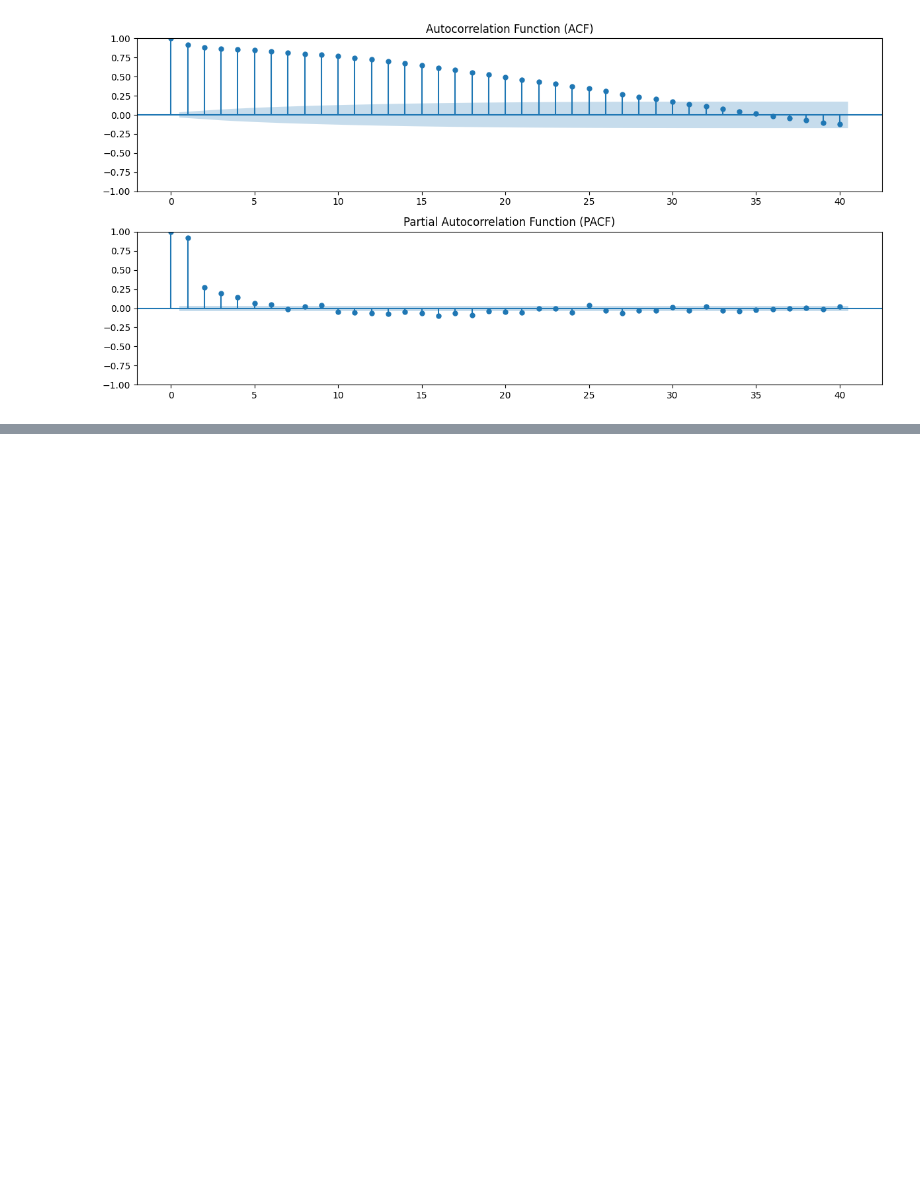
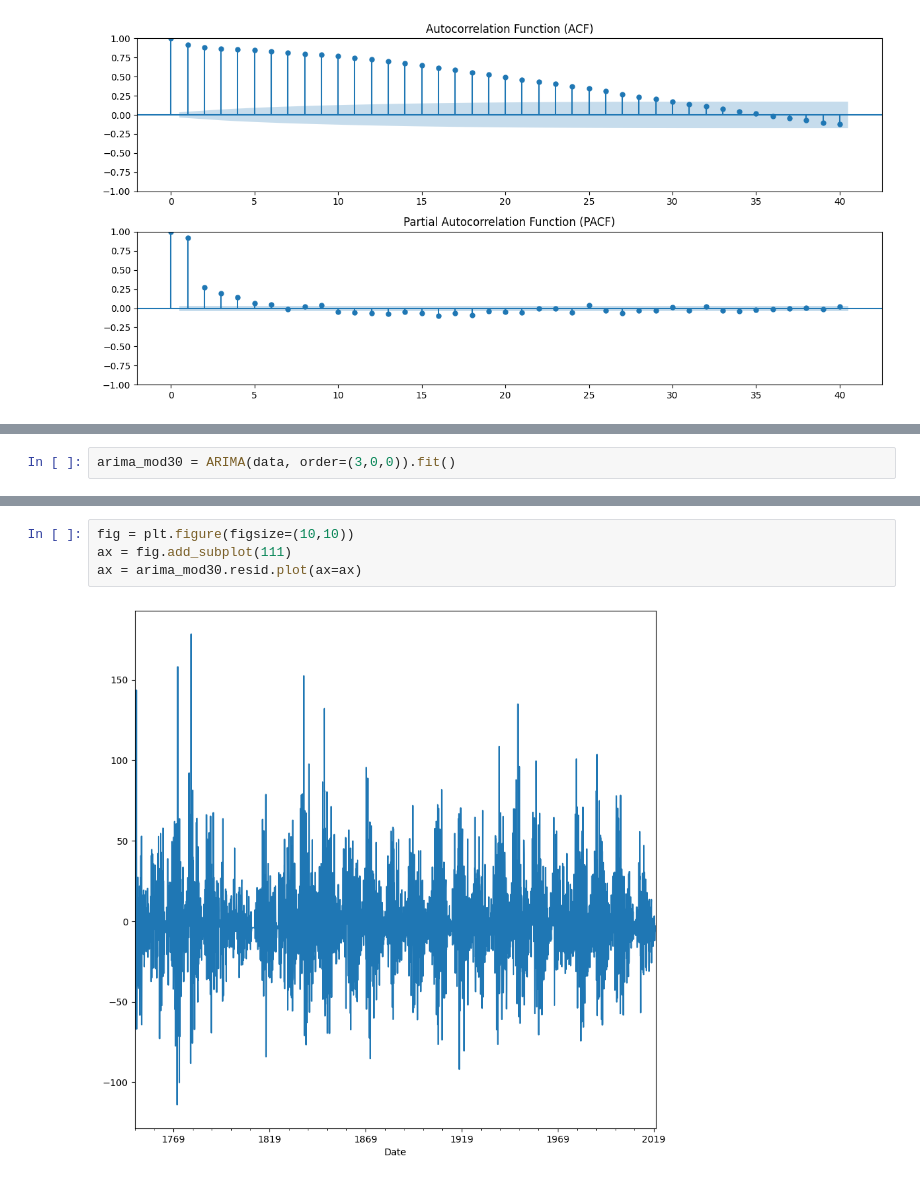
Before and after one commit to BlackBox-Ops/DS-Time-Series-Sunspot, a Jupyter notebook: notebooks/02_statistical_analyst.ipynb, the cells around one changed output, grey strips where cells are left out. Saved outputs shown, nothing was run; the diff lists cells and outputs as text; blank space fills up the shorter version.

Commit message:
melakukan uji coba pada data time series dengan visualisasi resid plot

```diff
--- a/notebooks/02_statistical_analyst.ipynb
+++ b/notebooks/02_statistical_analyst.ipynb
@@ -165,0 +209,2 @@ plt.show()
+# %%
+arima_mod30 = ARIMA(data, order=(3,0,0)).fit()
@@ -165,0 +223,6 @@ plt.show()
+# %%
+fig = plt.figure(figsize=(10,10))
+ax = fig.add_subplot(111)
+ax = arima_mod30.resid.plot(ax=ax)
+# %% [output]
+[figure, added]
```
Also changed, not shown: parts of 9 cells of this notebook.
